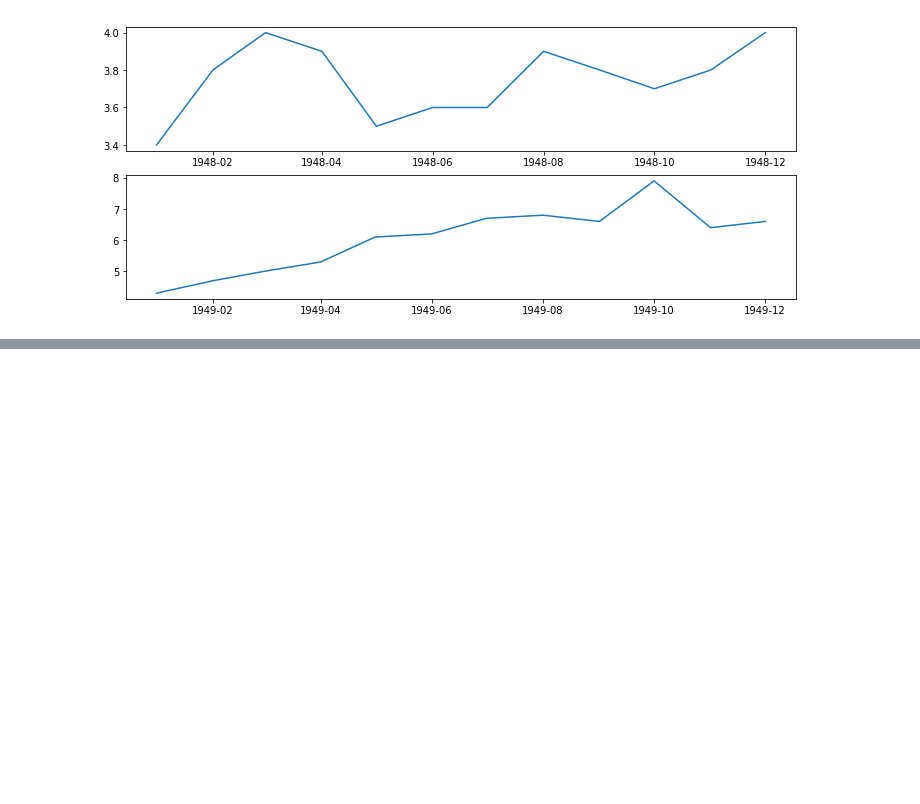
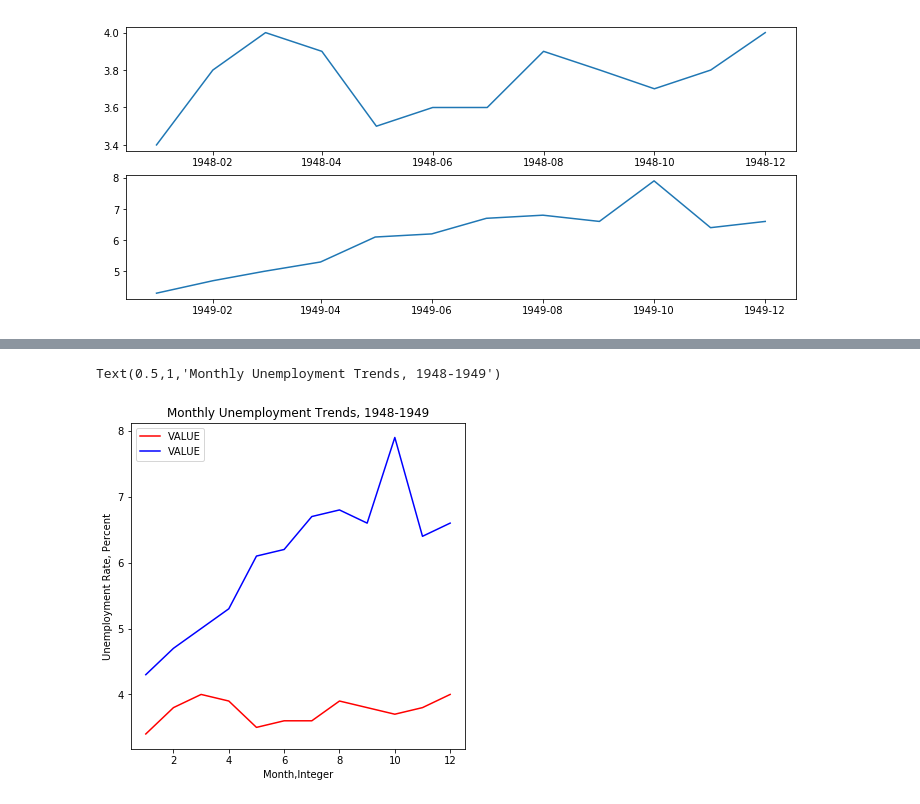
Before and after one commit to vaishujai/DataViz_with_Python, a Jupyter notebook: Unemployement Rate Analysis.ipynb, the cells around one changed output, grey strips where cells are left out. Cells and saved outputs as stored; diff of their text form; code cells hidden in the pictures; blank space fills up the shorter version.

```diff
--- a/Unemployement Rate Analysis.ipynb
+++ b/Unemployement Rate Analysis.ipynb
@@ -45,0 +59,15 @@ plt.show()
+# %%
+#2 year trend
+unrate['MONTH'] = unrate['DATE'].dt.month
+
+fig = plt.figure(figsize = (6,6))
+plt.plot(unrate[:12]['MONTH'],unrate[:12]['VALUE'], c = 'red')
+plt.plot(unrate[12:24]['MONTH'],unrate[12:24]['VALUE'] , c = 'blue')
+
+plt.legend(loc = 'upper left')
+plt.xlabel('Month,Integer')
+plt.ylabel('Unemployment Rate, Percent')
+plt.title('Monthly Unemployment Trends, 1948-1949')
+# %% [output]
+Text(0.5,1,'Monthly Unemployment Trends, 1948-1949')
+[figure, added]
```
Also changed, not shown: parts of 2 cells of this notebook.
